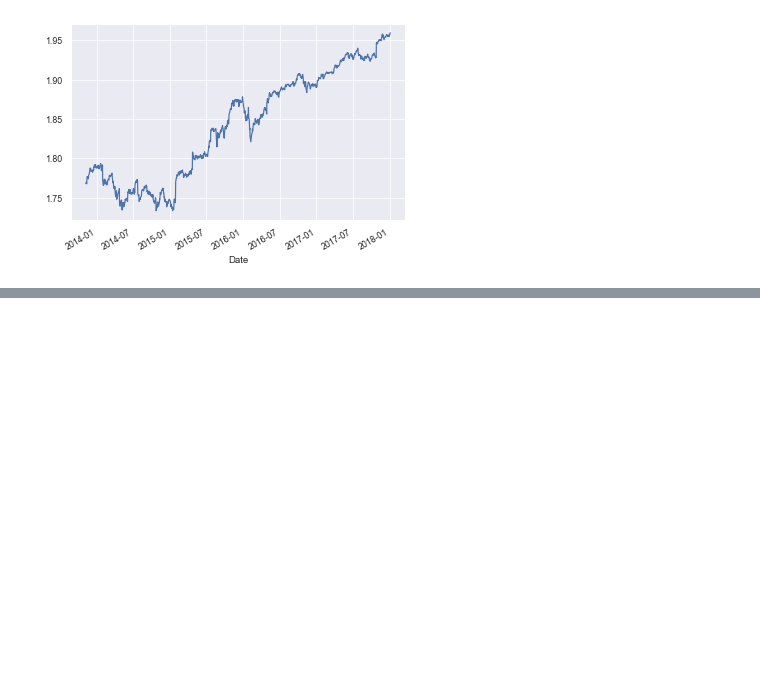
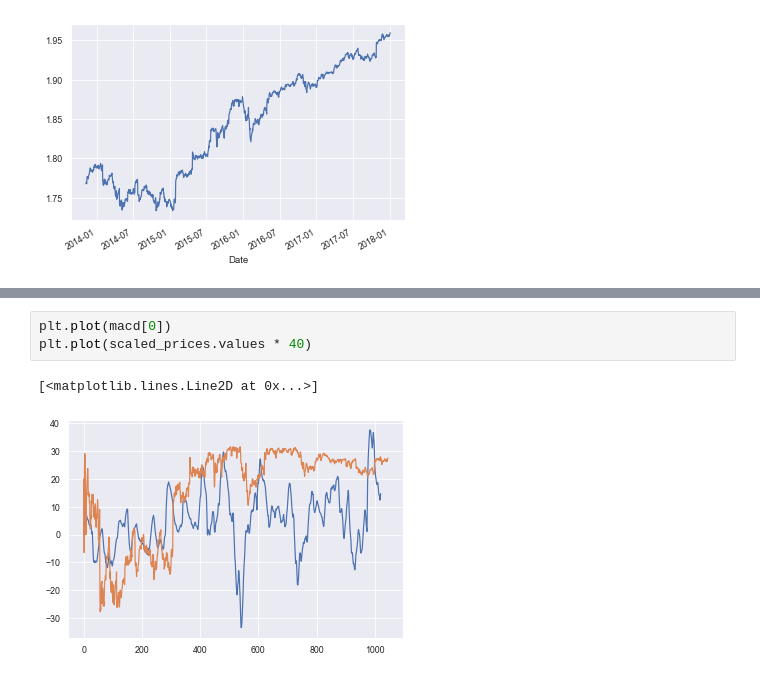
Before and after one commit to AaruranLog/rl-trading, a Jupyter notebook: data-study.ipynb, the cells around one changed output, grey strips where cells are left out. Cells and saved outputs as stored; diff of their text form; blank space fills up the shorter version.

```diff
--- a/data-study.ipynb
+++ b/data-study.ipynb
@@ -166,0 +186,6 @@ df['prices'].apply(np.log).apply(np.log).plot()
+# %%
+plt.plot(macd[0])
+plt.plot(scaled_prices.values * 40)
+# %% [output]
+[<matplotlib.lines.Line2D at 0x...>]
+[figure, added]
```
Also changed, not shown: parts of 13 cells of this notebook, 5 other files.
